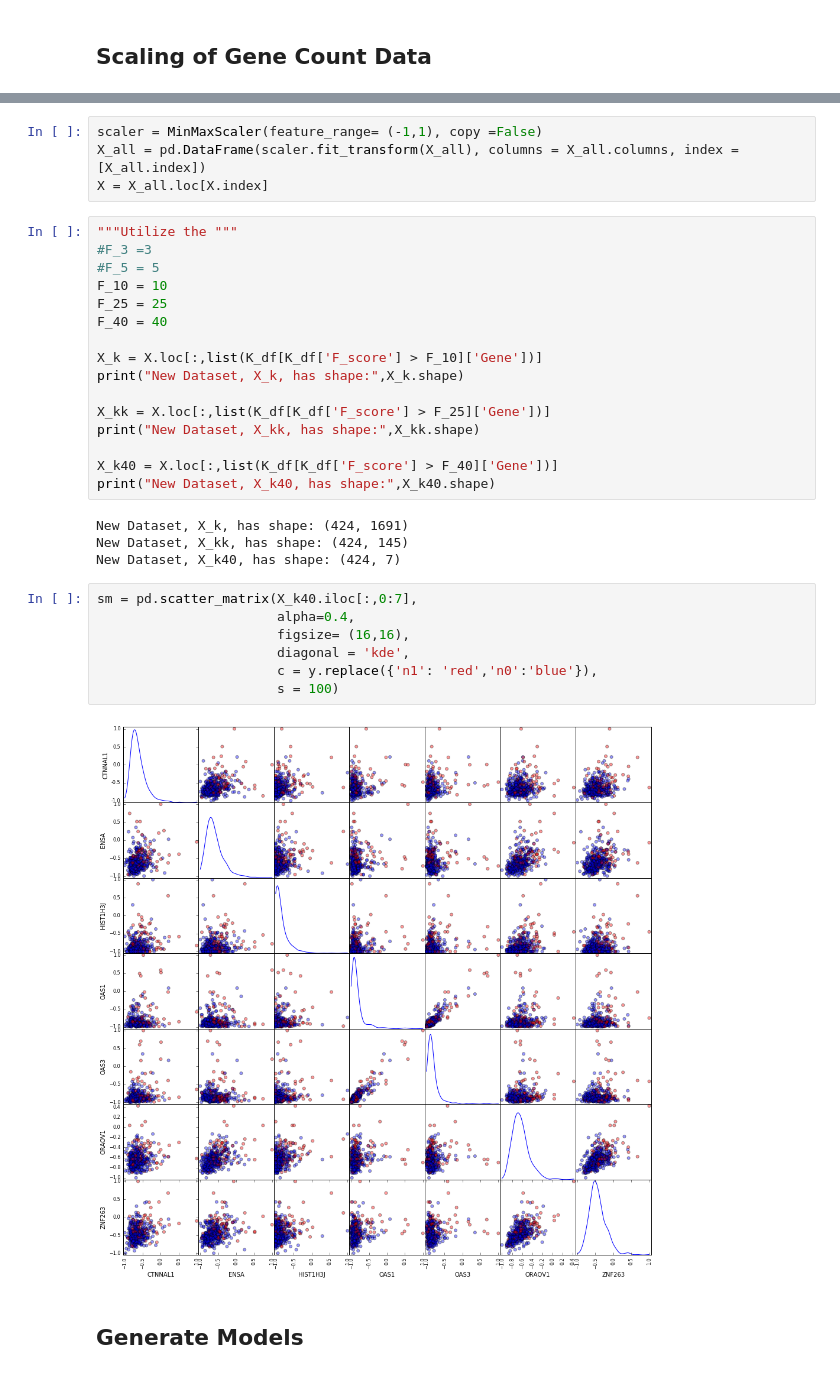
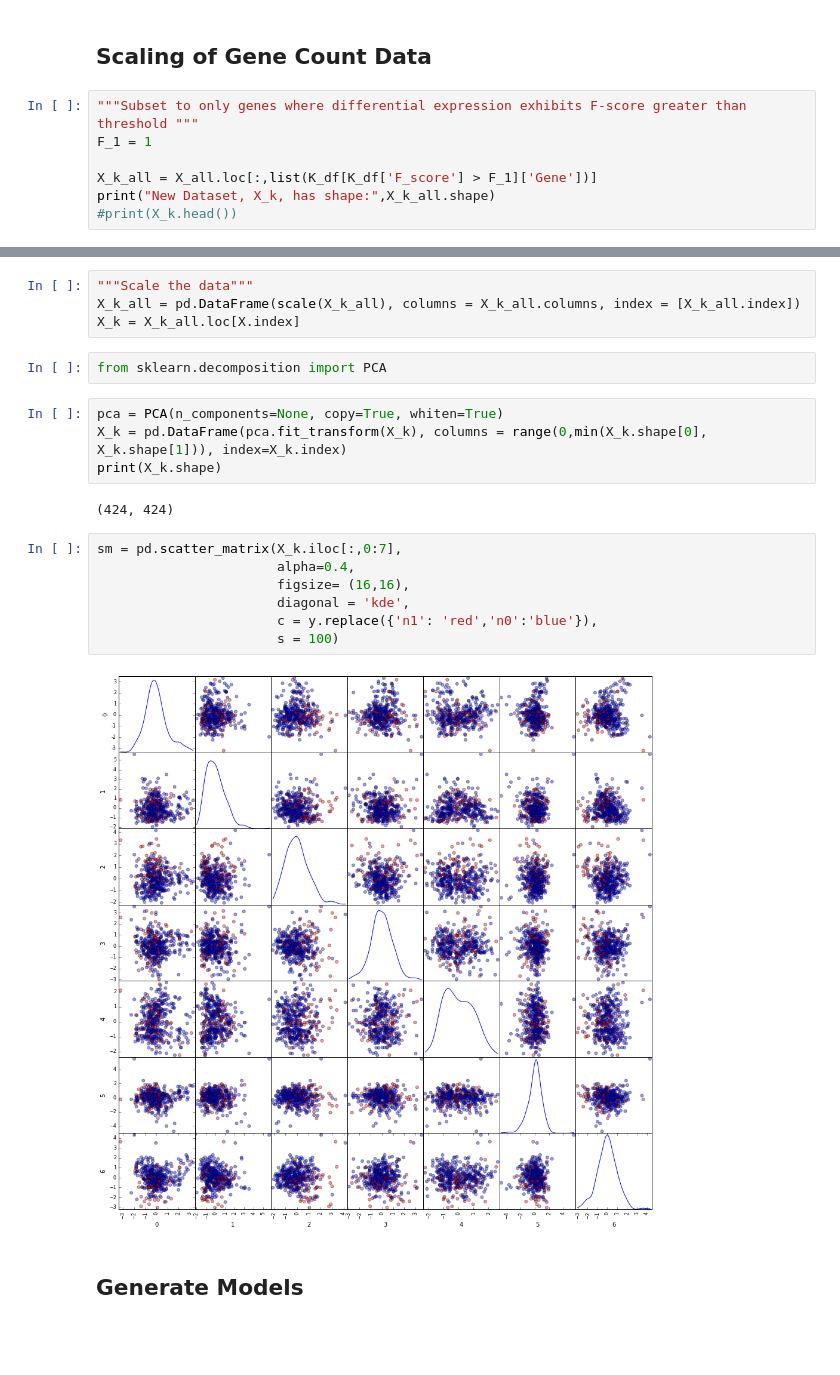
Before and after one commit to CCThompson82/Prostate_metastasis, a Jupyter notebook: PCa_Metastasis.ipynb, the cells around one changed output, grey strips where cells are left out. Cells and saved outputs as stored; diff of their text form; blank space fills up the shorter version.

```diff
--- a/PCa_Metastasis.ipynb
+++ b/PCa_Metastasis.ipynb
@@ -303,2 +303,9 @@ plt.show
 # %% [markdown]
 ## Scaling of Gene Count Data
+# %%
+"""Subset to only genes where differential expression exhibits F-score greater than threshold """
+F_1 = 1
+
+X_k_all = X_all.loc[:,list(K_df[K_df['F_score'] > F_1]['Gene'])]
+print("New Dataset, X_k, has shape:",X_k_all.shape)
+#print(X_k.head())
@@ -307,36 +316,24 @@ from sklearn.preprocessing import MinMaxScaler
-# %%
-scaler = MinMaxScaler(feature_range= (-1,1), copy =False)
-X_all = pd.DataFrame(scaler.fit_transform(X_all), columns = X_all.columns, index = [X_all.index])
-X = X_all.loc[X.index]
-# %%
-"""Utilize the """
-#F_3 =3
-#F_5 = 5
-F_10 = 10
-F_25 = 25
-F_40 = 40
-
-X_k = X.loc[:,list(K_df[K_df['F_score'] > F_10]['Gene'])]
-print("New Dataset, X_k, has shape:",X_k.shape)
-
-X_kk = X.loc[:,list(K_df[K_df['F_score'] > F_25]['Gene'])]
-print("New Dataset, X_kk, has shape:",X_kk.shape)
-
-X_k40 = X.loc[:,list(K_df[K_df['F_score'] > F_40]['Gene'])]
-print("New Dataset, X_k40, has shape:",X_k40.shape)
-# %% [output]
-New Dataset, X_k, has shape: (424, 1691)
-New Dataset, X_kk, has shape: (424, 145)
-New Dataset, X_k40, has shape: (424, 7)
+# %%
+"""Scale the data"""
+X_k_all = pd.DataFrame(scale(X_k_all), columns = X_k_all.columns, index = [X_k_all.index])
+X_k = X_k_all.loc[X.index]
+# %%
+from sklearn.decomposition import PCA
+# %%
+pca = PCA(n_components=None, copy=True, whiten=True)
+X_k = pd.DataFrame(pca.fit_transform(X_k), columns = range(0,min(X_k.shape[0], X_k.shape[1])), index=X_k.index)
+print(X_k.shape)
+# %% [output]
+(424, 424)
 # %%
-sm = pd.scatter_matrix(X_k40.iloc[:,0:7],
+sm = pd.scatter_matrix(X_k.iloc[:,0:7],
                        alpha=0.4,
                        figsize= (16,16),
                        diagonal = 'kde',
                        c = y.replace({'n1': 'red','n0':'blue'}),
                        s = 100)
 # %% [output]
-[figure, old version]
+[figure, new version]
 # %% [markdown]
 ## Generate Models
 # %% [markdown]
```
Also changed, not shown: parts of 19 cells of this notebook, 2 other files.
